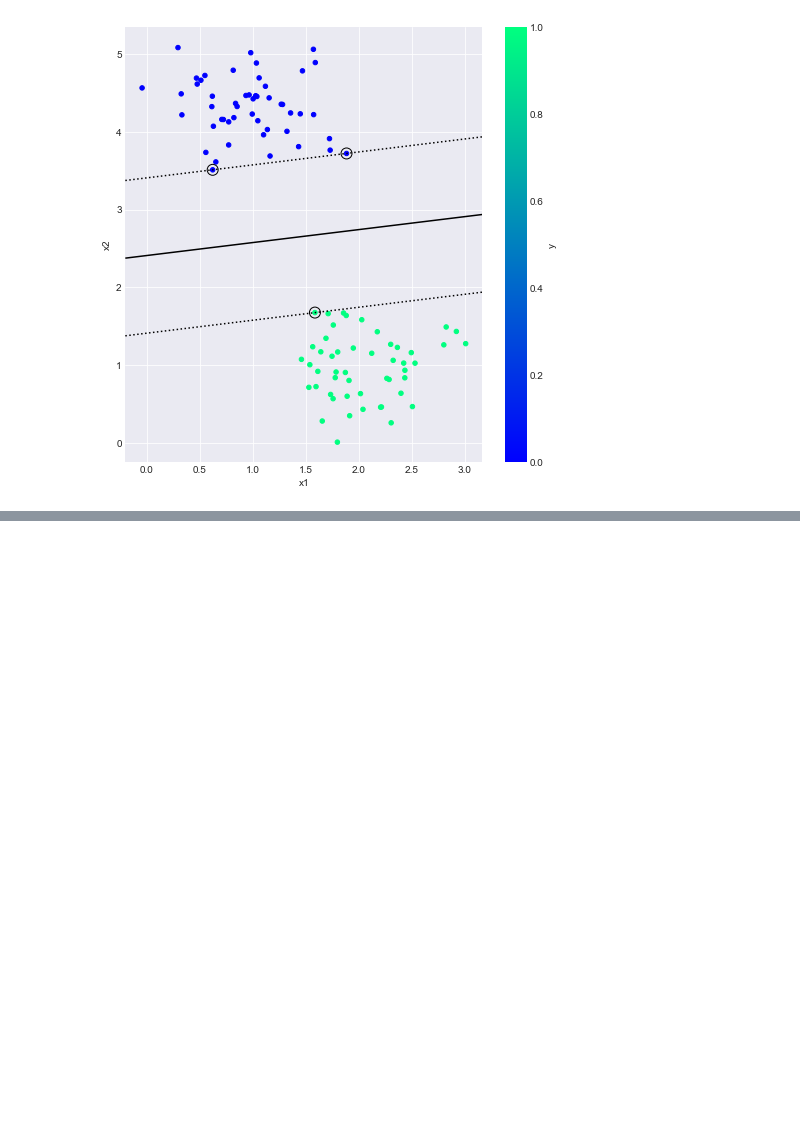
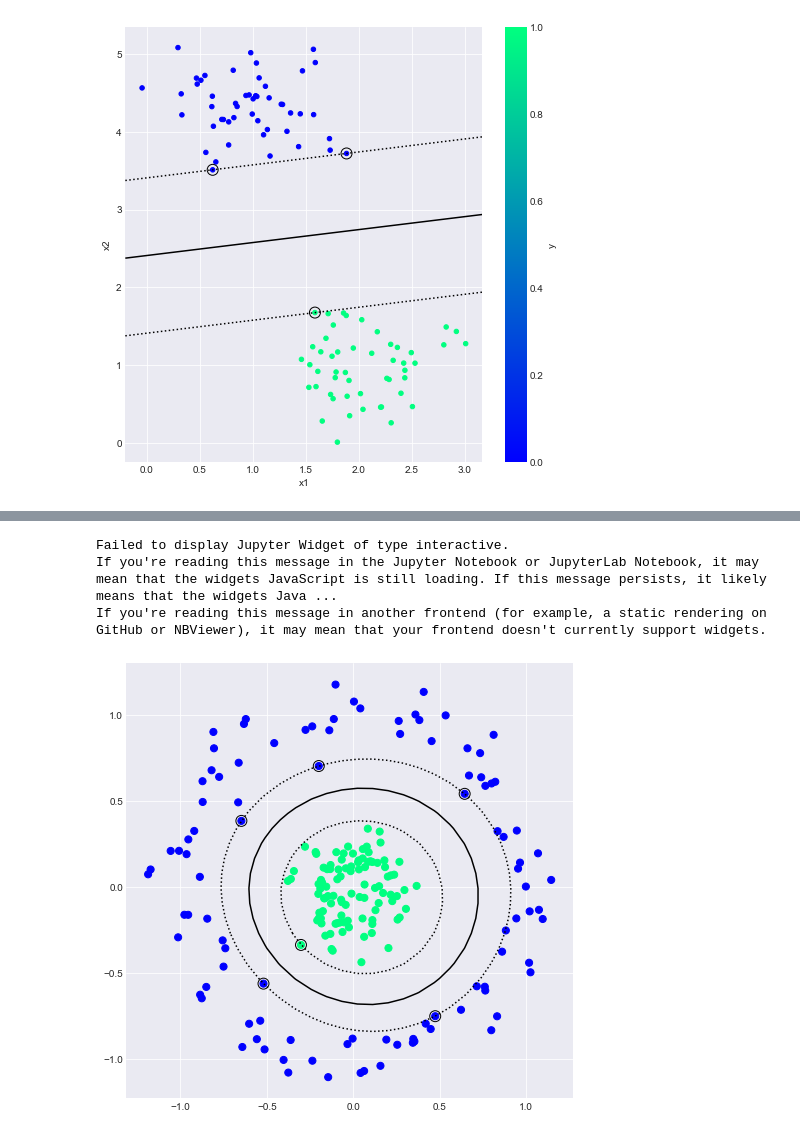
Before and after one commit to juusomer/machine-learning-for-absolute-beginners, a Jupyter notebook: notebooks/2_supervised_learning.ipynb, the cells around one changed output, grey strips where cells are left out. Saved outputs shown, nothing was run; the diff lists cells and outputs as text; code cells hidden in the pictures; blank space fills up the shorter version.

```diff
--- a/notebooks/2_supervised_learning.ipynb
+++ b/notebooks/2_supervised_learning.ipynb
@@ -63,0 +61,24 @@ plot_decision_boundary(model, ax)
+# %%
+from ipywidgets import interact, fixed
+from mpl_toolkits import mplot3d
+
+r = np.exp(-(X ** 2).sum(1))
+
+def plot_3D(elev=30, azim=30, X=fixed(X), y=fixed(y)):
+    ax = plt.subplot(projection='3d')
+    ax.scatter3D(X[:, 0], X[:, 1], r, c=y, s=50, cmap='winter')
+    ax.view_init(elev=elev, azim=azim)
+
+interact(plot_3D);
+# %% [output]
+Failed to display Jupyter Widget of type interactive.
+If you're reading this message in the Jupyter Notebook or JupyterLab Notebook, it may mean that the widgets JavaScript is still loading. If this message persists, it likely means that the widgets Java ...
+If you're reading this message in another frontend (for example, a static rendering on GitHub or NBViewer), it may mean that your frontend doesn't currently support widgets.
+# %%
+model = SVC(kernel='rbf', C=1E99)
+model.fit(X, y)
+fig, ax = plt.subplots(figsize=(8, 8))
+ax.scatter(X[:, 0], X[:, 1], c=y, s=50, cmap='winter')
+plot_decision_boundary(model, ax)
+# %% [output]
+[figure, added]
```
Also changed, not shown: parts of 12 cells of this notebook, 5 other files.
